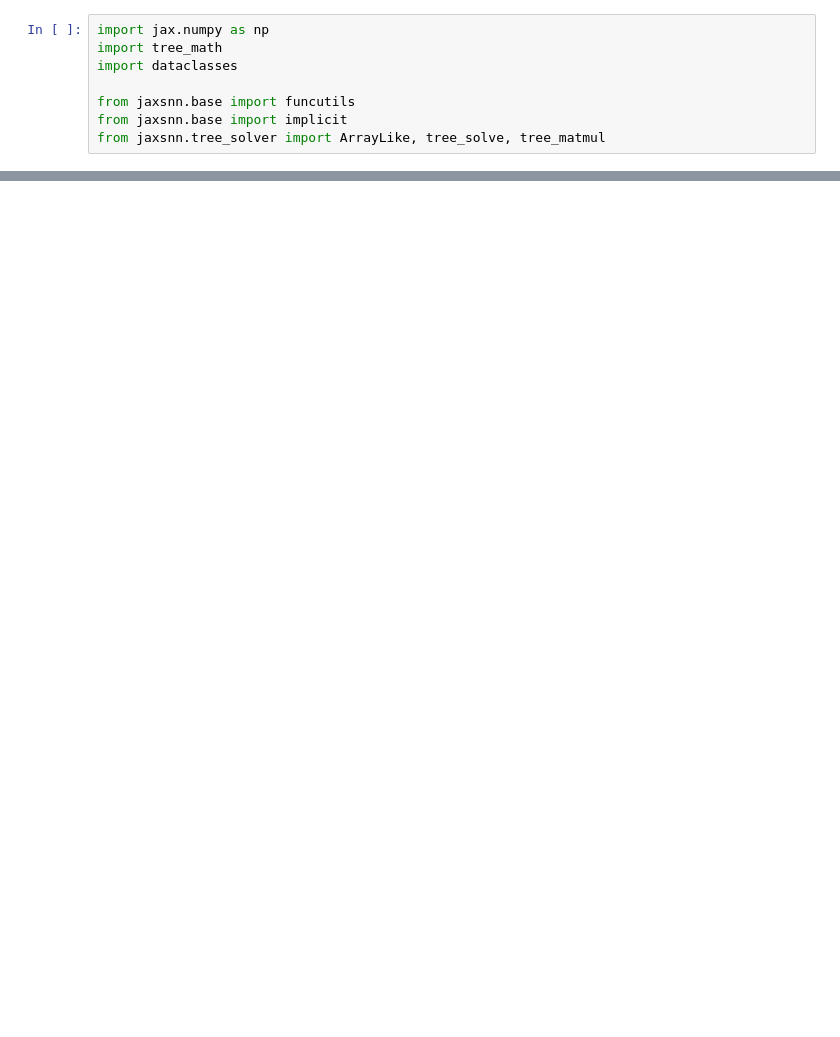
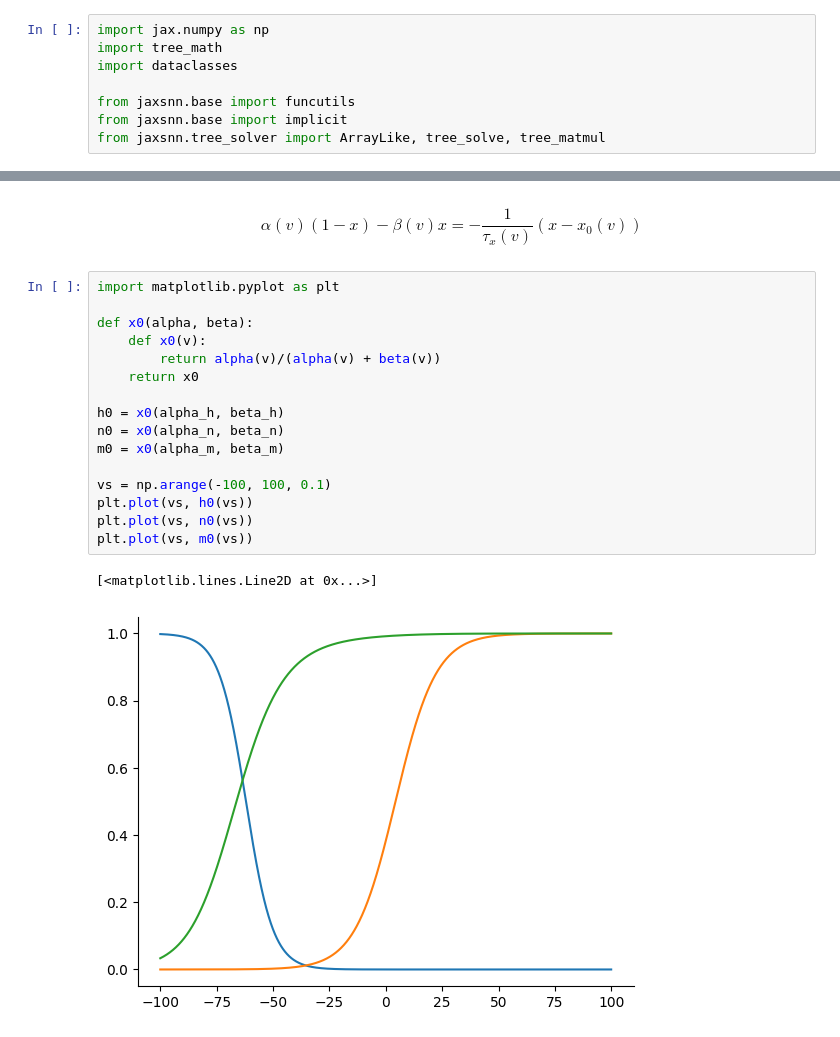
Before and after one commit to electronicvisions/jaxsnn, a Jupyter notebook: notebooks/hodgekin_huxley.ipynb, the cells around one changed output, grey strips where cells are left out. Cells and saved outputs as stored; diff of their text form; blank space fills up the shorter version.

```diff
--- a/notebooks/hodgekin_huxley.ipynb
+++ b/notebooks/hodgekin_huxley.ipynb
@@ -76,2 +79,25 @@ def hodgekin_huxley_dynamics(p : HodgekinHuxleyParameters):
         )
     return dynamics
+# %% [markdown]
+$$
+\alpha(v) (1 - x) - \beta(v) x = -\frac{1}{\tau_x(v)} (x - x_0(v))
+$$
+# %%
+import matplotlib.pyplot as plt
+
+def x0(alpha, beta):
+    def x0(v):
+        return alpha(v)/(alpha(v) + beta(v))
+    return x0
+
+h0 = x0(alpha_h, beta_h)
+n0 = x0(alpha_n, beta_n)
+m0 = x0(alpha_m, beta_m)
+
+vs = np.arange(-100, 100, 0.1)
+plt.plot(vs, h0(vs))
+plt.plot(vs, n0(vs))
+plt.plot(vs, m0(vs))
+# %% [output]
+[<matplotlib.lines.Line2D at 0x...>]
+[figure, added]
```
Also changed, not shown: parts of 5 cells of this notebook.
